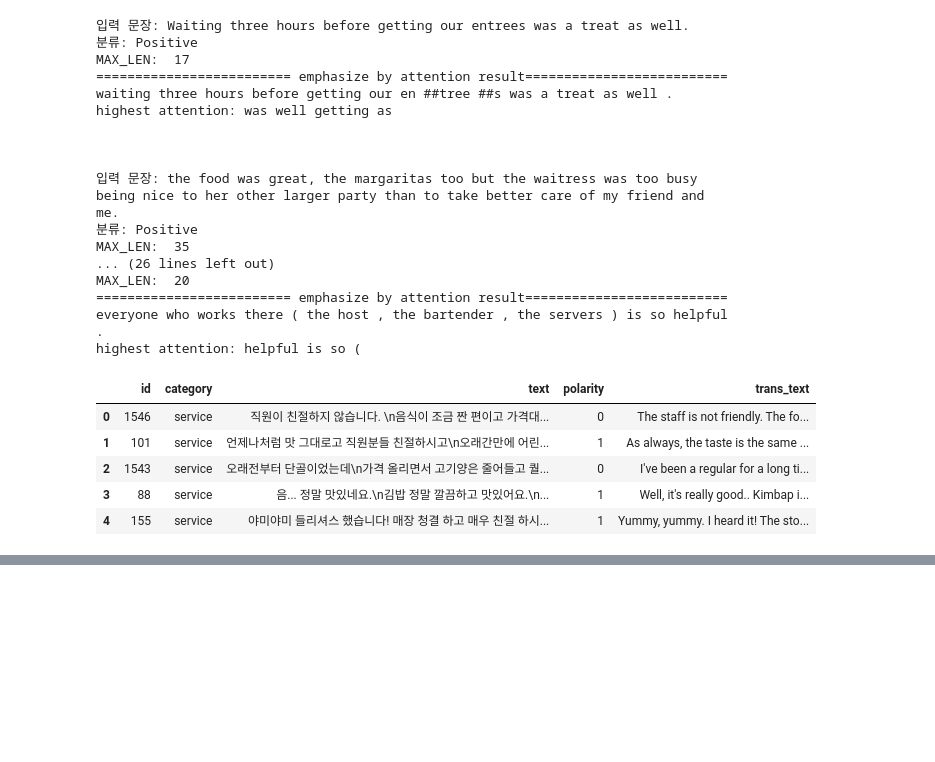
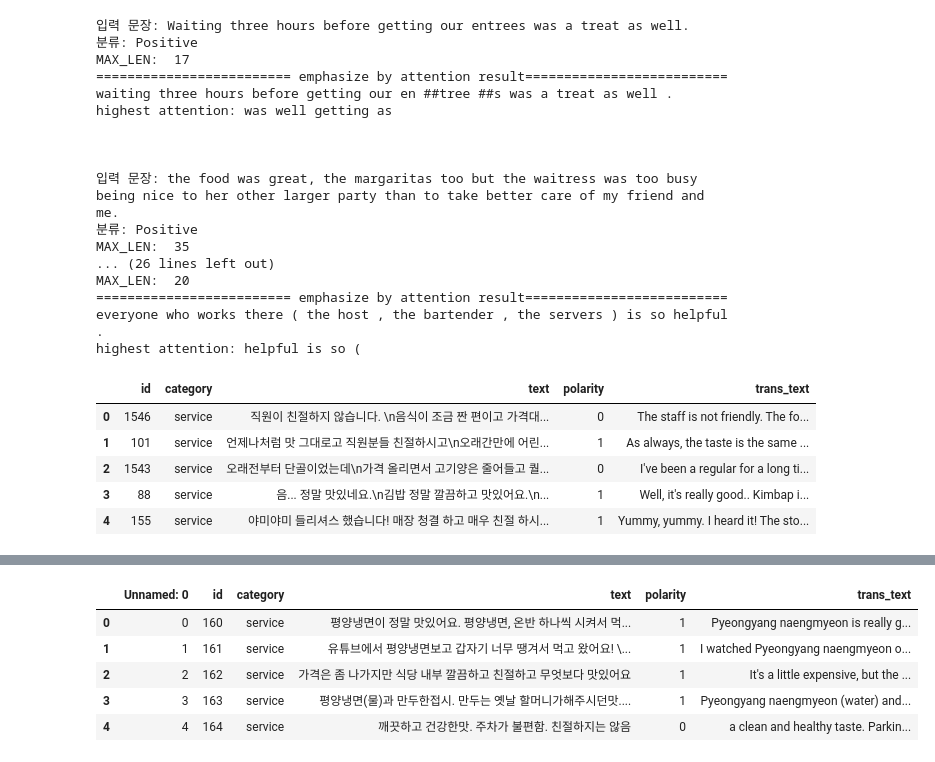
Before and after one commit to Eunjin3395/graduation_project, a Jupyter notebook: BERT_fine_tuning_Service.ipynb, the cells around one changed output, grey strips where cells are left out. Saved outputs shown, nothing was run; the diff lists cells and outputs as text; code cells hidden in the pictures; blank space fills up the shorter version.

```diff
--- a/BERT_fine_tuning_Service.ipynb
+++ b/BERT_fine_tuning_Service.ipynb
@@ -954,0 +983,14 @@ highest attention: ' ' ##dly are
+# %%
+#NAVER final test data 세팅
+
+# data/naver_data 폴더에서 리뷰 데이터 불러와서 dataframe으로 저장
+test_url='./data/naver_data/naver_fin_service_trans.csv'
+df = pd.read_csv(test_url,sep=',', header=0)
+df.head(5)
+# %% [output]
+|  | Unnamed: 0 | id | category | text | polarity | trans_text |
+| 0 | 0 | 160 | service | 평양냉면이 정말 맛있어요. 평양냉면, 온반 하나씩 시켜서 먹... | 1 | Pyeongyang naengmyeon is really g... |
+| 1 | 1 | 161 | service | 유튜브에서 평양냉면보고 갑자기 너무 땡겨서 먹고 왔어요! \... | 1 | I watched Pyeongyang naengmyeon o... |
+| 2 | 2 | 162 | service | 가격은 좀 나가지만 식당 내부 깔끔하고 친절하고 무엇보다 맛있어요 | 1 | It's a little expensive, but the ... |
+| 3 | 3 | 163 | service | 평양냉면(물)과 만두한접시. 만두는 옛날 할머니가해주시던맛.... | 1 | Pyeongyang naengmyeon (water) and... |
+| 4 | 4 | 164 | service | 깨끗하고 건강한맛. 주차가 불편함. 친절하지는 않음 | 0 | a clean and healthy taste. Parkin... |
```
Also changed, not shown: parts of 18 cells of this notebook, 2 other files.
